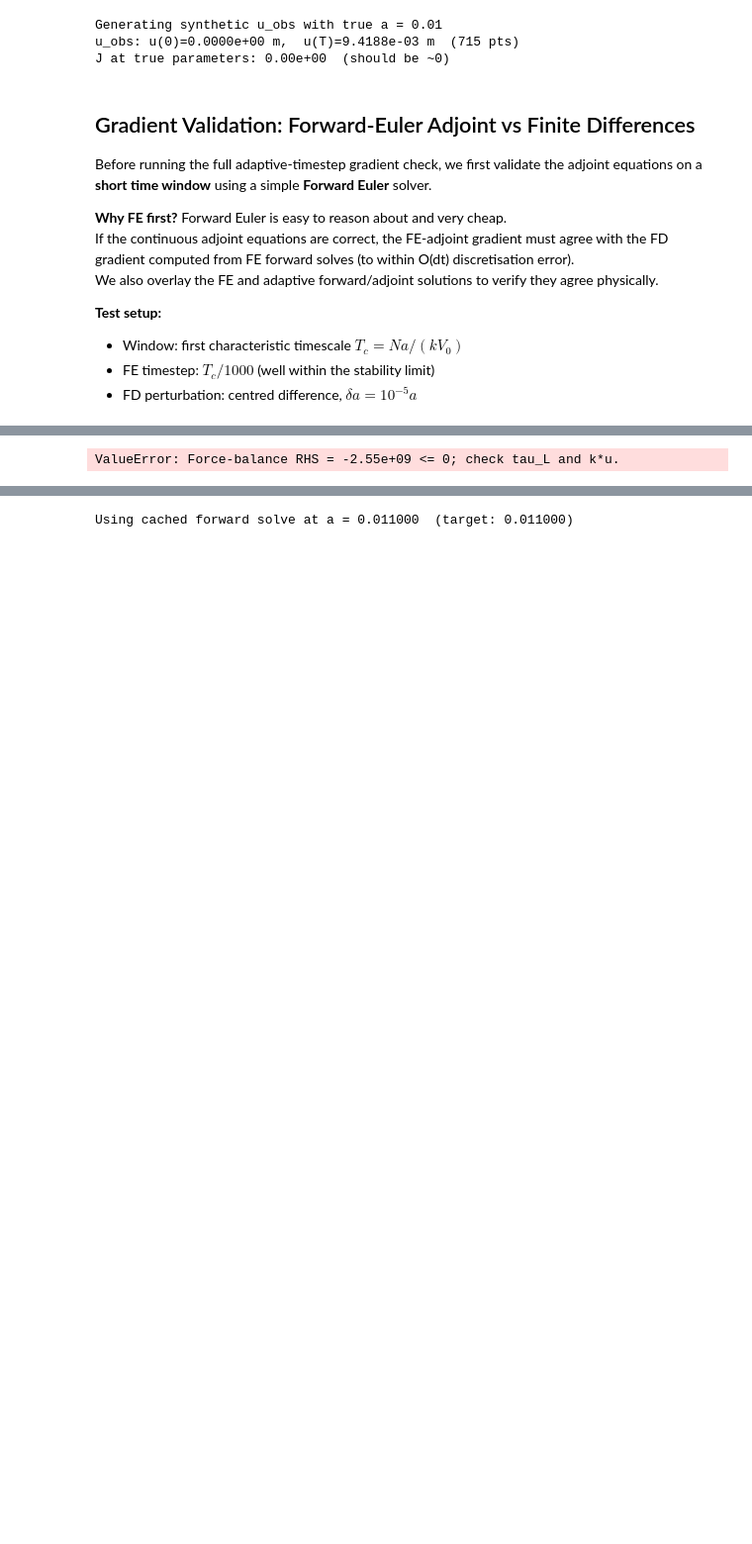
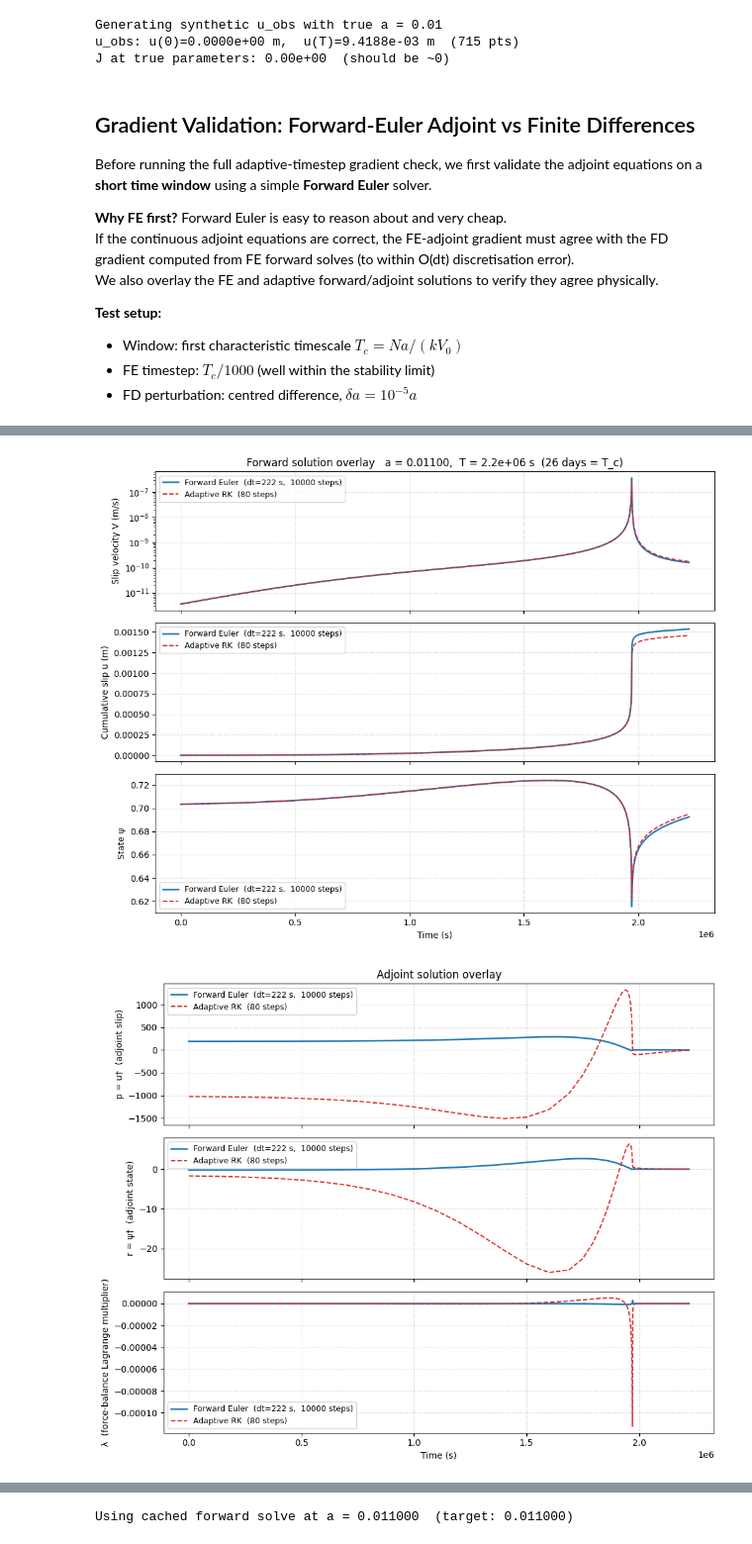
Before and after one commit to ericeberg3/spring-slider-adjoint, a Jupyter notebook: slip_adjoint_springslider_adapttime.ipynb, the cells around one changed output, grey strips where cells are left out. Shown at 99% size. Drawn from its saved outputs; the diff is of its cells as text; code cells hidden in the pictures; blank space fills up the shorter version.

```diff
--- a/slip_adjoint_springslider_adapttime.ipynb
+++ b/slip_adjoint_springslider_adapttime.ipynb
@@ -335,15 +335,15 @@ def forward_solve_euler(M, T, u0, psi0, dt):
 #   At V_bg=1e-9, |G_psi| ~ 6e-6 s^-1  =>  dt_max ~ 1.7e5 s
 #   We use T_c/1000 ~ 5e3 s  (safely stable)
 # ------------------------------------------------------------------
-T_test   = T_c
-dt_euler = T_c / 1000.0
+T_test   = T_c*0.01
+dt_euler = T_test / 10000.0
 n_euler  = int(round(T_test / dt_euler))
 print(f"Test window : T_test  = {T_test:.3e} s  ({T_test/86400:.1f} days = T_c)")
 print(f"FE timestep : dt      = {dt_euler:.3e} s  =>  {n_euler} steps")
 
 # 10 % perturbation in a (same as the existing gradient-check cell below)
 M_fe      = dict(M_true)
-M_fe['a'] = M_true['a'] * 0.9
+M_fe['a'] = M_true['a'] * 1.1
 da_fd     = M_fe['a'] * 1e-5          # central-difference perturbation
 
 # Smoothing length for the short window
@@ -496 +508,2 @@ Smoothing σ : 2.222e+07 s
-ValueError: Force-balance RHS = -2.55e+09 <= 0; check tau_L and k*u.
+[figure, added]
+[figure, added]
```
Also changed, not shown: parts of 12 cells of this notebook, 5 other files.
